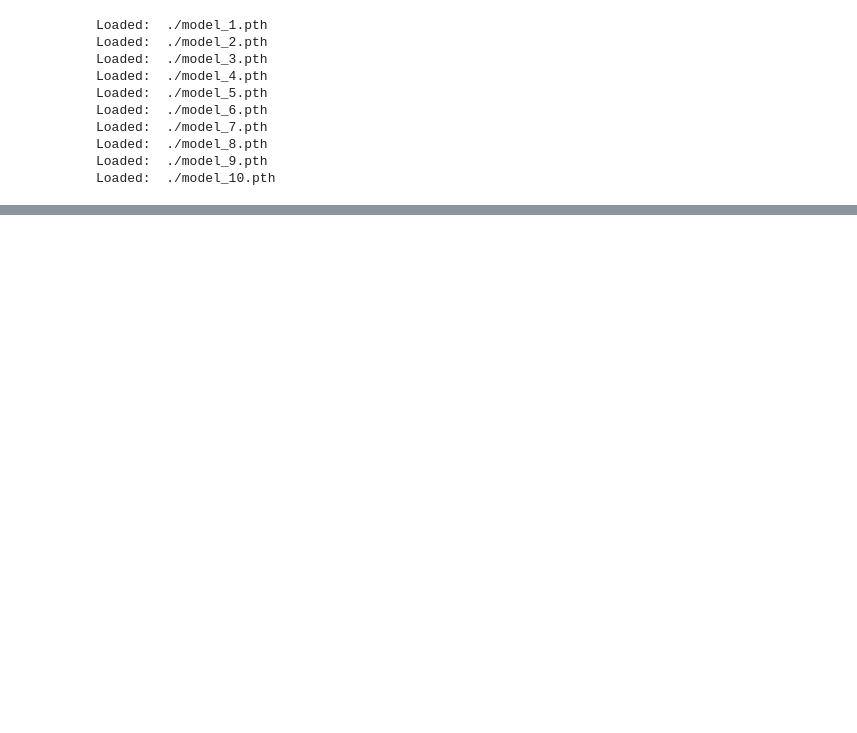
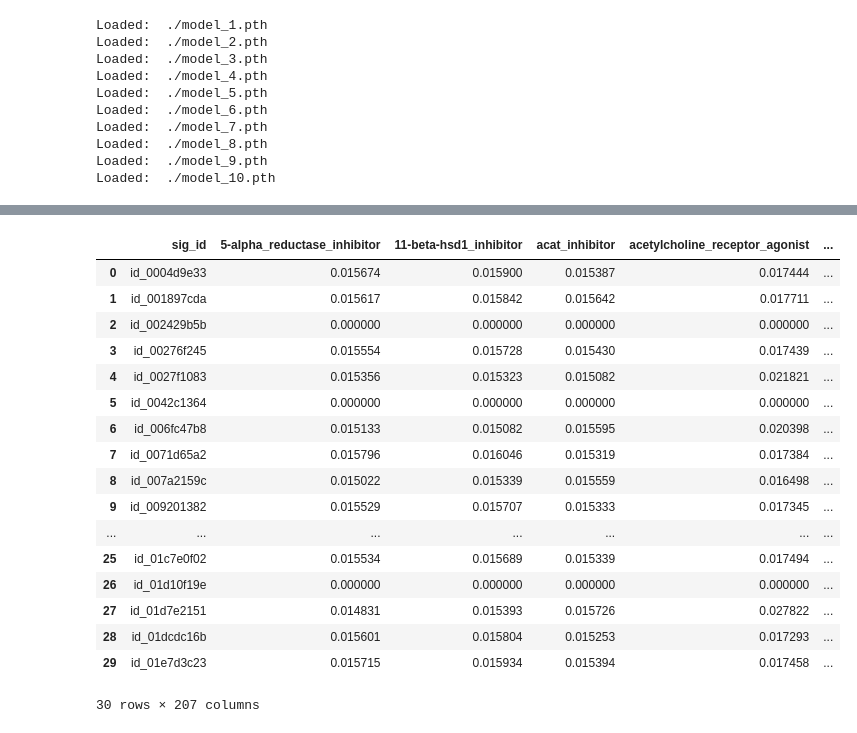
Before and after one commit to Mainakdeb/moa-classification, a Jupyter notebook: moa-classification.ipynb, the cells around one changed output, grey strips where cells are left out. Saved outputs shown, nothing was run; the diff lists cells and outputs as text; code cells hidden in the pictures; blank space fills up the shorter version.

Commit message:
ctl_vehicle post process: <new best score>

```diff
--- a/moa-classification.ipynb
+++ b/moa-classification.ipynb
@@ -473,0 +441,25 @@ final_sub
+# %%
+targets = [col for col in final_sub.columns]
+final_sub.loc[test_features['cp_type']=='ctl_vehicle', targets[1:]] = 0
+final_sub.to_csv('submission.csv', index=False)
+# %%
+final_sub[:30]
+# %% [output]
+|  | sig_id | 5-alpha_reductase_inhibitor | 11-beta-hsd1_inhibitor | acat_inhibitor | acetylcholine_receptor_agonist | ... |
+| 0 | id_0004d9e33 | 0.015674 | 0.015900 | 0.015387 | 0.017444 | ... |
+| 1 | id_001897cda | 0.015617 | 0.015842 | 0.015642 | 0.017711 | ... |
+| 2 | id_002429b5b | 0.000000 | 0.000000 | 0.000000 | 0.000000 | ... |
+| 3 | id_00276f245 | 0.015554 | 0.015728 | 0.015430 | 0.017439 | ... |
+| 4 | id_0027f1083 | 0.015356 | 0.015323 | 0.015082 | 0.021821 | ... |
+| 5 | id_0042c1364 | 0.000000 | 0.000000 | 0.000000 | 0.000000 | ... |
+| 6 | id_006fc47b8 | 0.015133 | 0.015082 | 0.015595 | 0.020398 | ... |
+| 7 | id_0071d65a2 | 0.015796 | 0.016046 | 0.015319 | 0.017384 | ... |
+| 8 | id_007a2159c | 0.015022 | 0.015339 | 0.015559 | 0.016498 | ... |
+| 9 | id_009201382 | 0.015529 | 0.015707 | 0.015333 | 0.017345 | ... |
+| ... | ... | ... | ... | ... | ... | ... |
+| 25 | id_01c7e0f02 | 0.015534 | 0.015689 | 0.015339 | 0.017494 | ... |
+| 26 | id_01d10f19e | 0.000000 | 0.000000 | 0.000000 | 0.000000 | ... |
+| 27 | id_01d7e2151 | 0.014831 | 0.015393 | 0.015726 | 0.027822 | ... |
+| 28 | id_01dcdc16b | 0.015601 | 0.015804 | 0.015253 | 0.017293 | ... |
+| 29 | id_01e7d3c23 | 0.015715 | 0.015934 | 0.015394 | 0.017458 | ... |
+30 rows × 207 columns
```
Also changed, not shown: parts of 24 cells of this notebook.
